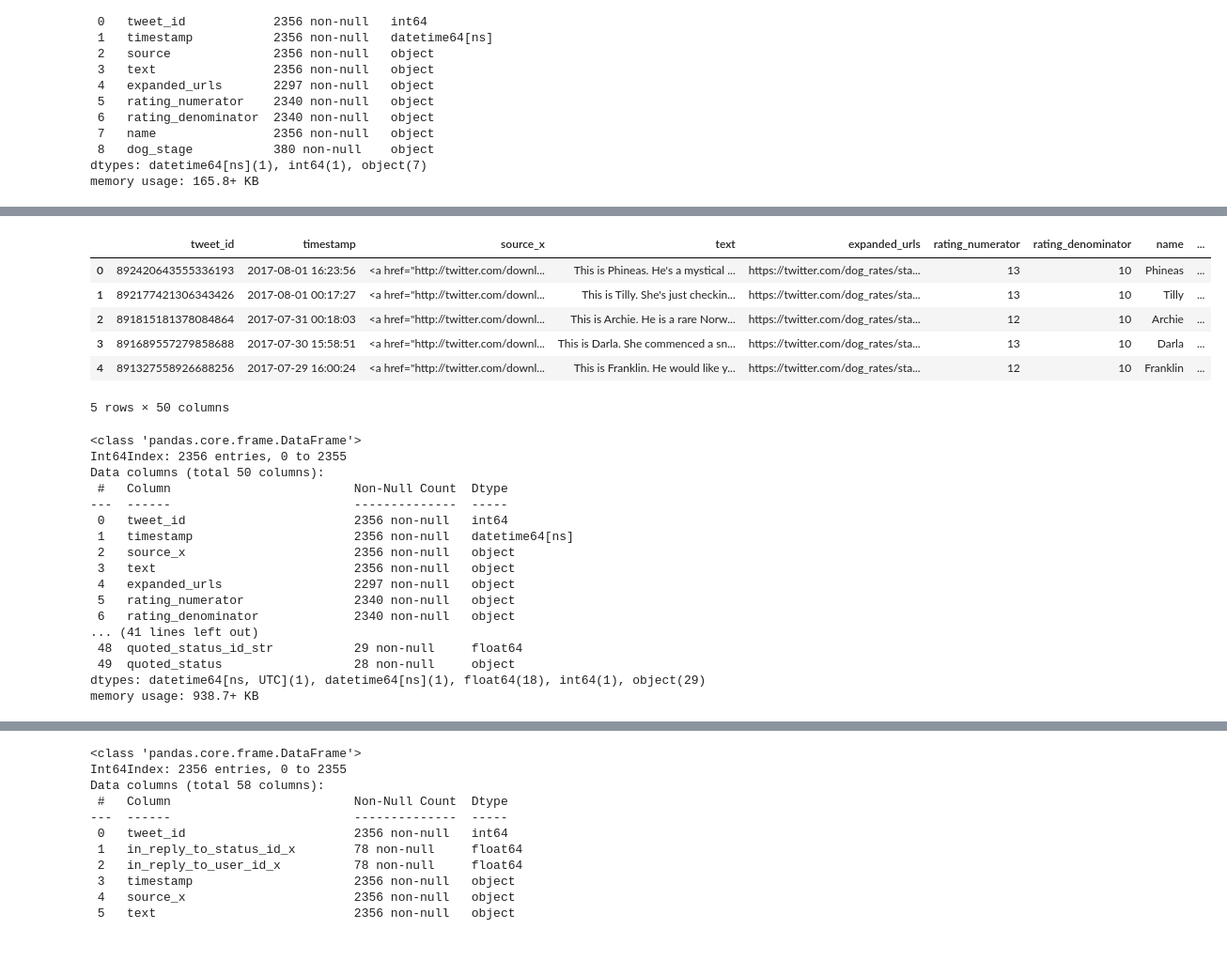
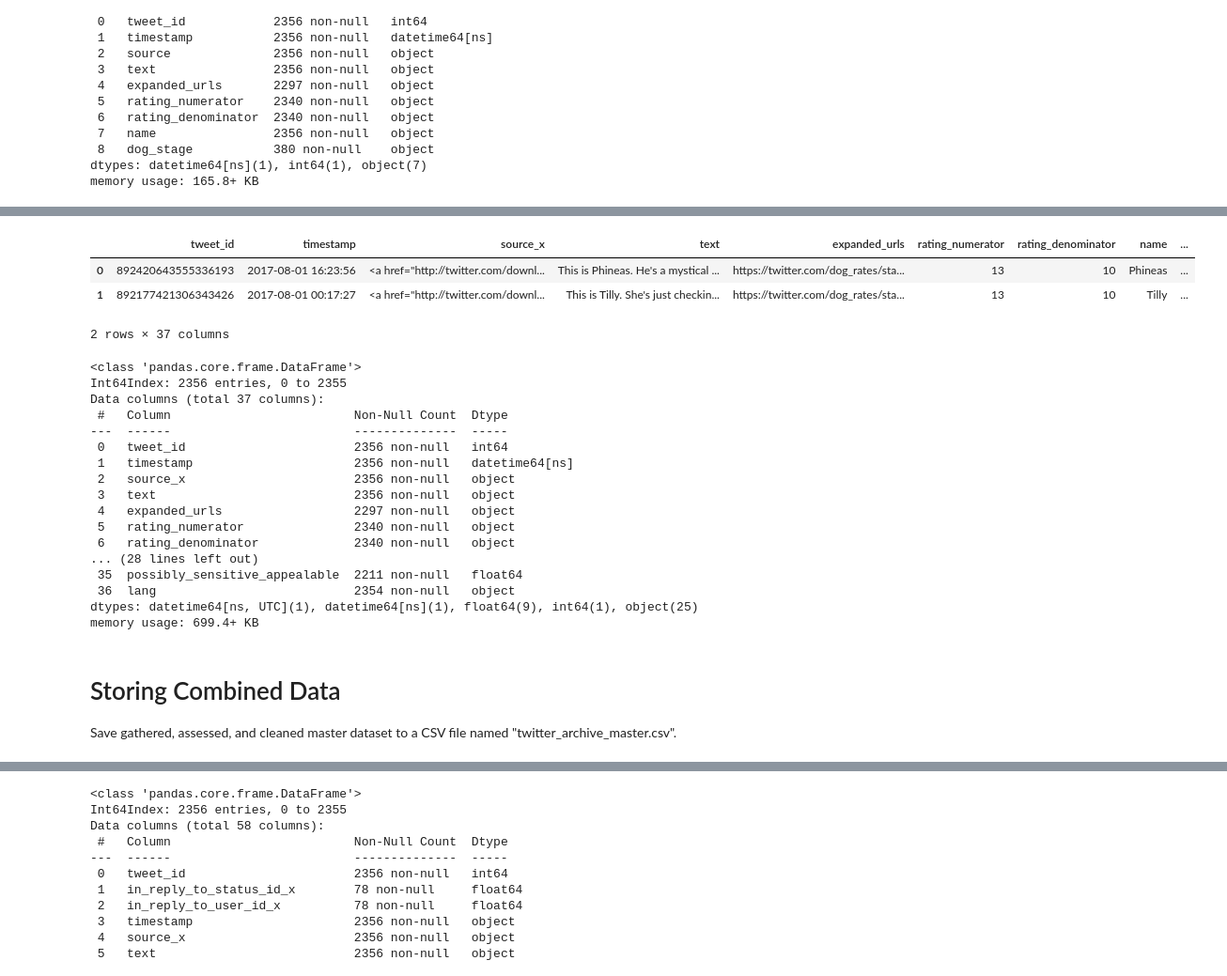
Before and after one commit to EnochAy/Udacity-Nanodegree-project--Data-Investigation-, a Jupyter notebook: Project 2/Python Code/wrangle_act.ipynb, the cells around one changed output, grey strips where cells are left out. Shown at 94% size. Saved outputs shown, nothing was run; the diff lists cells and outputs as text; code cells hidden in the pictures; blank space fills up the shorter version.

```diff
--- a/Project 2/Python Code/wrangle_act.ipynb
+++ b/Project 2/Python Code/wrangle_act.ipynb
@@ -507,0 +550,15 @@ memory usage: 165.8+ KB
+# %%
+#dropping the selected column list above with the 90% null value query
+def remv(dff):
+
+    for column in tweet_df_copy.columns.values.tolist():
+      missing_values = tweet_df_copy[column].isnull().sum()        #total missing values in a column
+      total_rows = len(tweet_df_copy)
+      pomv = (missing_values/total_rows)*100            #percentage of missing val in a col
+      if pomv>90:
+         del(tweet_df_copy[column])
+
+    return dff
+# %%
+#creating a new data frame
+tweet_df_copy  = remv(tweet_df_copy)
@@ -510,21 +631,18 @@ master_df = twit_arch_enh_df_copy.merge(images_df_copy,
                                   on = 'tweet_id', how='left').merge(tweet_df_copy,
                                                                      on = 'tweet_id', how='left')
 # %%
-master_df.head()
+master_df.head(2)
 # %% [output]
 |  | tweet_id | timestamp | source_x | text | expanded_urls | rating_numerator | rating_denominator | name | ... |
 | 0 | 892420643555336193 | 2017-08-01 16:23:56 | <a href="http://twitter.com/downl... | This is Phineas. He's a mystical ... | https://twitter.com/dog_rates/sta... | 13 | 10 | Phineas | ... |
 | 1 | 892177421306343426 | 2017-08-01 00:17:27 | <a href="http://twitter.com/downl... | This is Tilly. She's just checkin... | https://twitter.com/dog_rates/sta... | 13 | 10 | Tilly | ... |
-| 2 | 891815181378084864 | 2017-07-31 00:18:03 | <a href="http://twitter.com/downl... | This is Archie. He is a rare Norw... | https://twitter.com/dog_rates/sta... | 12 | 10 | Archie | ... |
-| 3 | 891689557279858688 | 2017-07-30 15:58:51 | <a href="http://twitter.com/downl... | This is Darla. She commenced a sn... | https://twitter.com/dog_rates/sta... | 13 | 10 | Darla | ... |
-| 4 | 891327558926688256 | 2017-07-29 16:00:24 | <a href="http://twitter.com/downl... | This is Franklin. He would like y... | https://twitter.com/dog_rates/sta... | 12 | 10 | Franklin | ... |
-5 rows × 50 columns
+2 rows × 37 columns
 # %%
 master_df.info()
 # %% [output]
 <class 'pandas.core.frame.DataFrame'>
 Int64Index: 2356 entries, 0 to 2355
-Data columns (total 50 columns):
+Data columns (total 37 columns):
  #   Column                         Non-Null Count  Dtype
 ---  ------                         --------------  -----
  0   tweet_id                       2356 non-null   int64
@@ -534,8 +652,11 @@ Data columns (total 50 columns):
  4   expanded_urls                  2297 non-null   object
  5   rating_numerator               2340 non-null   object
  6   rating_denominator             2340 non-null   object
-... (41 lines left out)
- 48  quoted_status_id_str           29 non-null     float64
- 49  quoted_status                  28 non-null     object
-dtypes: datetime64[ns, UTC](1), datetime64[ns](1), float64(18), int64(1), object(29)
-memory usage: 938.7+ KB
+... (28 lines left out)
+ 35  possibly_sensitive_appealable  2211 non-null   float64
+ 36  lang                           2354 non-null   object
+dtypes: datetime64[ns, UTC](1), datetime64[ns](1), float64(9), int64(1), object(25)
+memory usage: 699.4+ KB
+# %% [markdown]
+# Storing Combined Data
+Save gathered, assessed, and cleaned master dataset to a CSV file named "twitter_archive_master.csv".
```
Also changed, not shown: parts of 20 cells of this notebook, 1 other file.
